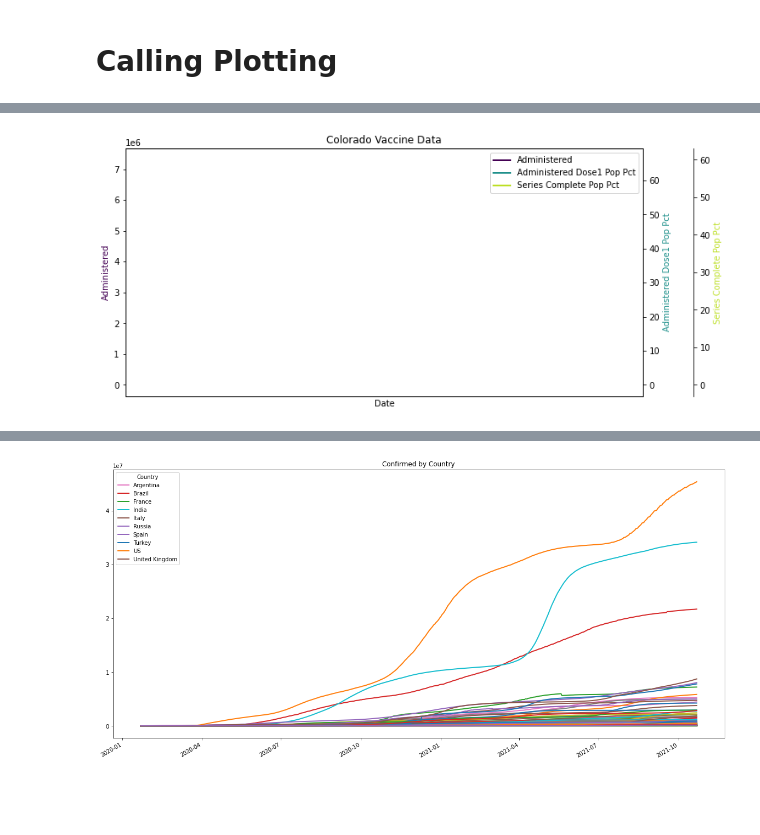
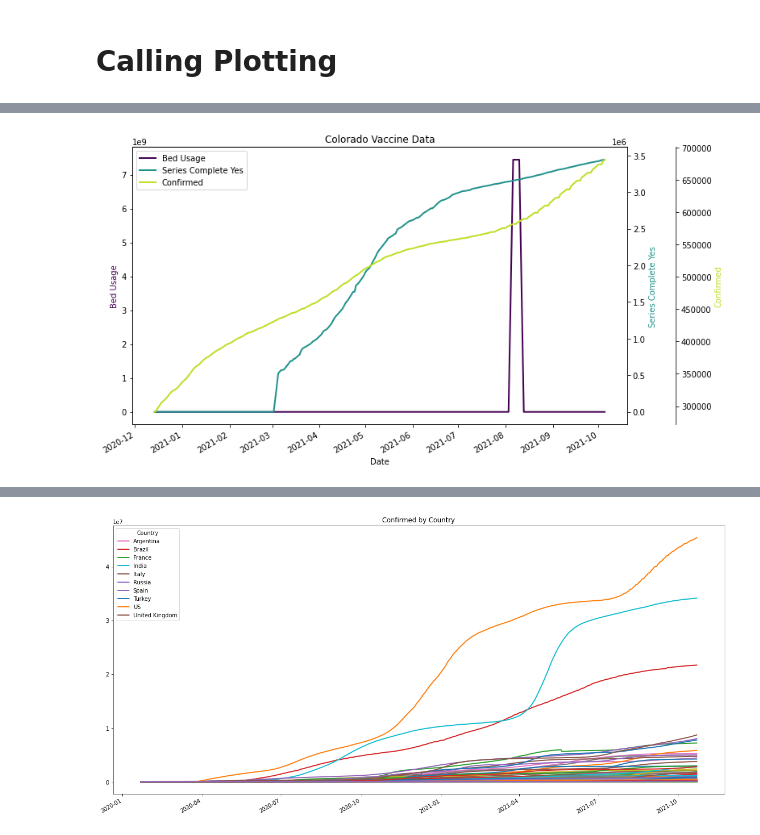
Before and after one commit to wewa2282/4502_data, a Jupyter notebook: visualization-checkpoint.ipynb, the cells around one changed output, grey strips where cells are left out. Cells and saved outputs as stored; diff of their text form; code cells hidden in the pictures; blank space fills up the shorter version.

Commit message:
added multi-scale vaccine visualiztion function

```diff
--- a/visualization-checkpoint.ipynb
+++ b/visualization-checkpoint.ipynb
@@ -151,3 +136,19 @@ vaccine_by_loc_dict['CO'][['Date', 'Location', 'Distributed', 'Administered', 'A
 |  | Date | Location | Distributed | Administered | Series_Complete_Pop_Pct |
 | Location |  |  |  |  |  |
 | CO | 2020-12-14 | CO | 991,075 | 973,620 | 60.0 |
+# %%
+# Loading ICU data
+def load_icu_data(filename='./Reported_Patient/CO.csv'):
+    icu_data = pd.read_csv(filename)
+
+    # get relevent columns
+    icu_data = icu_data[['collection_week', 'all_adult_hospital_inpatient_beds_7_day_avg', 'inpatient_beds_used_7_day_avg']]
+
+    # Remove NaN Values
+    icu_data.apply(lambda x: pd.Series(x.dropna().values))
+
+    # create new usage % col
+    icu_data['bed_usage'] = icu_data.apply(lambda data: max(data[2] / max(data[1], 0.00000001), 0), axis=1)
+#     icu_data['bed_usage'] = icu_data.apply(lambda data: print(data), axis=1)
+
+    return icu_data
@@ -314,5 +368,5 @@ def line_plot_state_data(state_data, title, figsize=(11, 6)):
 # %% [markdown]
 # Calling Plotting
 # %%
-line_plot_state_data(co_vaccine_data, title="Colorado Vaccine Data")
+line_plot_state_data(merged_data, title="Colorado Vaccine Data")
 # %% [output]
@@ -321,4 +373,4 @@ line_plot_state_data(co_vaccine_data, title="Colorado Vaccine Data")
-[figure, old version]
+[figure, new version]
 # %%
 most_recent_us_confirmed_and_deaths_df['cluster'] = us_confirmed_and_deaths_kmeans.labels_
 
```
Also changed, not shown: parts of 6 cells of this notebook.
